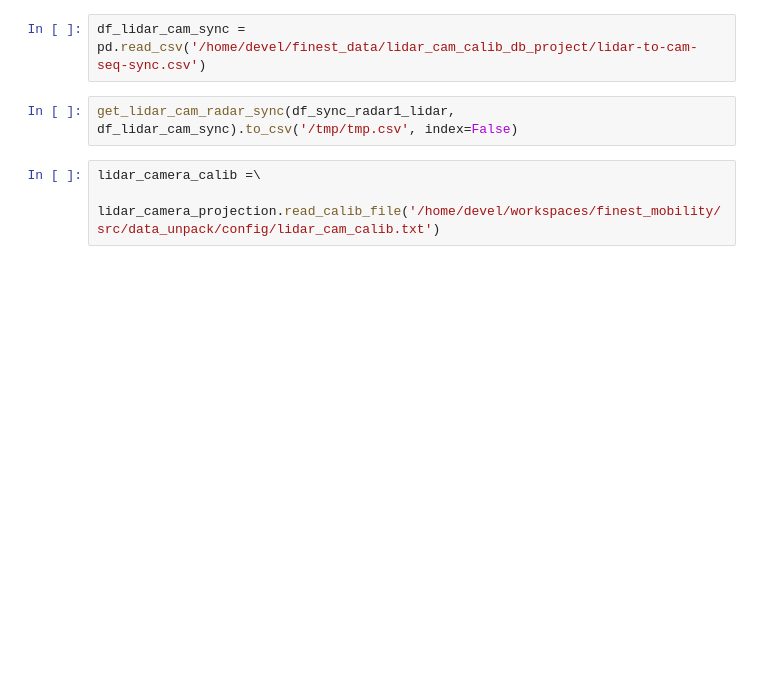
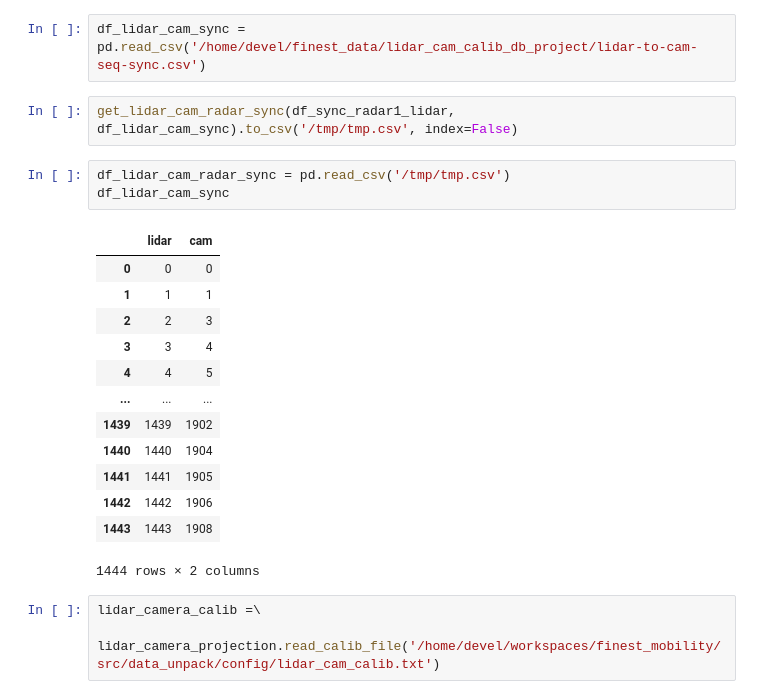
Before and after one commit to Claud1234/distributed_sensor_data_collector, a Jupyter notebook: src/data_unpack/ipython/cleaned.ipynb, the cells around one changed output. Cells and saved outputs as stored; diff of their text form; blank space fills up the shorter version.

```diff
--- a/src/data_unpack/ipython/cleaned.ipynb
+++ b/src/data_unpack/ipython/cleaned.ipynb
@@ -98,6 +98,23 @@ df_sync_radar1_lidar =\
 df_lidar_cam_sync = pd.read_csv('/home/devel/finest_data/lidar_cam_calib_db_project/lidar-to-cam-seq-sync.csv')
 # %%
 get_lidar_cam_radar_sync(df_sync_radar1_lidar, df_lidar_cam_sync).to_csv('/tmp/tmp.csv', index=False)
+# %%
+df_lidar_cam_radar_sync = pd.read_csv('/tmp/tmp.csv')
+df_lidar_cam_sync
+# %% [output]
+|  | lidar | cam |
+| 0 | 0 | 0 |
+| 1 | 1 | 1 |
+| 2 | 2 | 3 |
+| 3 | 3 | 4 |
+| 4 | 4 | 5 |
+| ... | ... | ... |
+| 1439 | 1439 | 1902 |
+| 1440 | 1440 | 1904 |
+| 1441 | 1441 | 1905 |
+| 1442 | 1442 | 1906 |
+| 1443 | 1443 | 1908 |
+1444 rows × 2 columns
 # %%
 lidar_camera_calib =\
     lidar_camera_projection.read_calib_file('/home/devel/workspaces/finest_mobility/src/data_unpack/config/lidar_cam_calib.txt')
```
Also changed, not shown: parts of 5 cells of this notebook, 8 other files.
